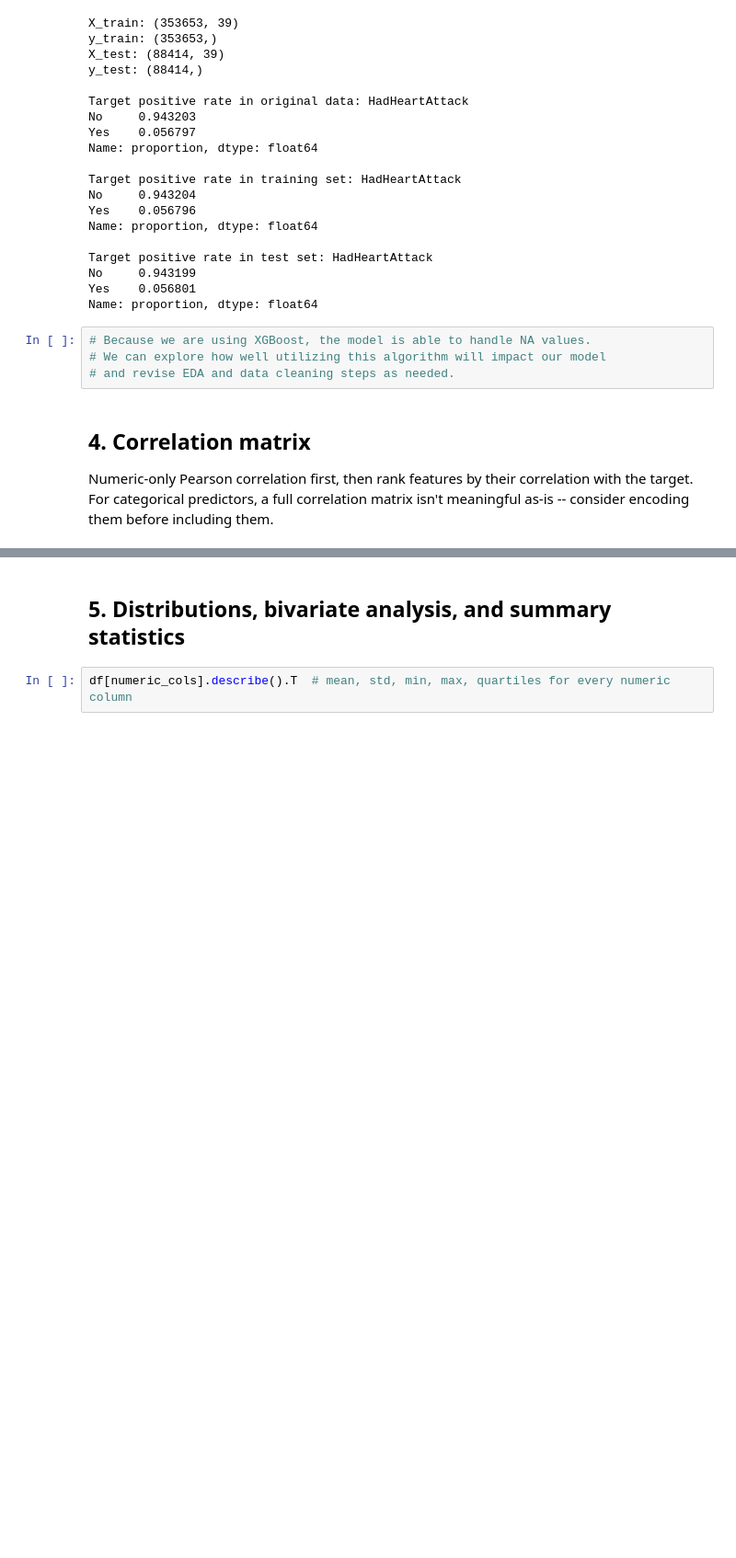
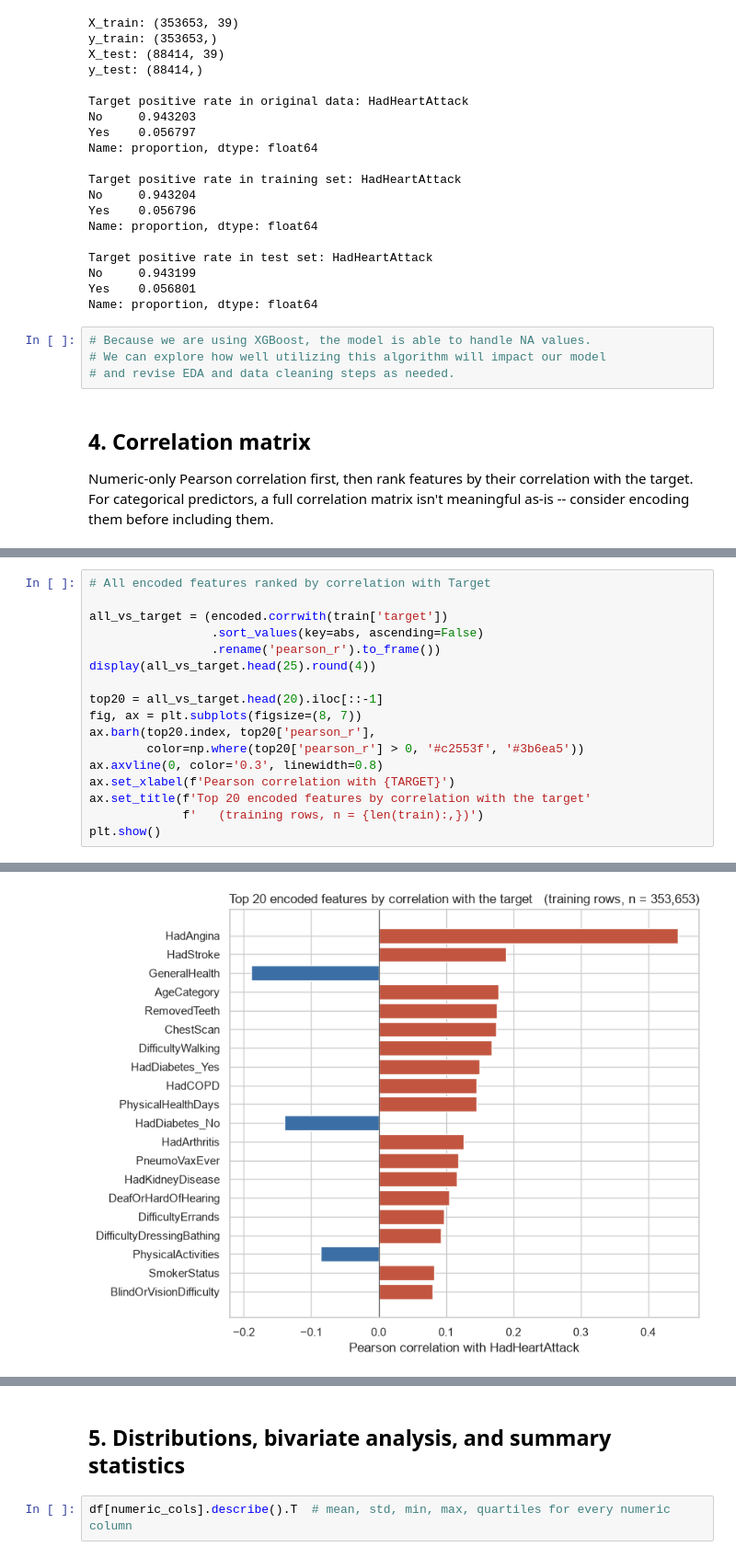
Before and after one commit to Break-Through-Tech/Healthcare-2A-predicting-heart-disease-risk-from-health-survey-indicators, a Jupyter notebook: Notebooks/milestone1_eda_starter.ipynb, the cells around one changed output, grey strips where cells are left out. Shown at 92% size. Drawn from its saved outputs; the diff is of its cells as text; blank space fills up the shorter version.

```diff
--- a/Notebooks/milestone1_eda_starter.ipynb
+++ b/Notebooks/milestone1_eda_starter.ipynb
@@ -255,0 +390,18 @@ target_col = 'HadHeartAttack'
+# %%
+# All encoded features ranked by correlation with Target
+
+all_vs_target = (encoded.corrwith(train['target'])
+                 .sort_values(key=abs, ascending=False)
+                 .rename('pearson_r').to_frame())
+display(all_vs_target.head(25).round(4))
+
+top20 = all_vs_target.head(20).iloc[::-1]
+fig, ax = plt.subplots(figsize=(8, 7))
+ax.barh(top20.index, top20['pearson_r'],
+        color=np.where(top20['pearson_r'] > 0, '#c2553f', '#3b6ea5'))
+ax.axvline(0, color='0.3', linewidth=0.8)
+ax.set_xlabel(f'Pearson correlation with {TARGET}')
+ax.set_title(f'Top 20 encoded features by correlation with the target'
+             f'   (training rows, n = {len(train):,})')
+plt.show()
+# %% [output]
@@ -255,0 +425 @@ target_col = 'HadHeartAttack'
+[figure, added]
```
Also changed, not shown: parts of 11 cells of this notebook.
